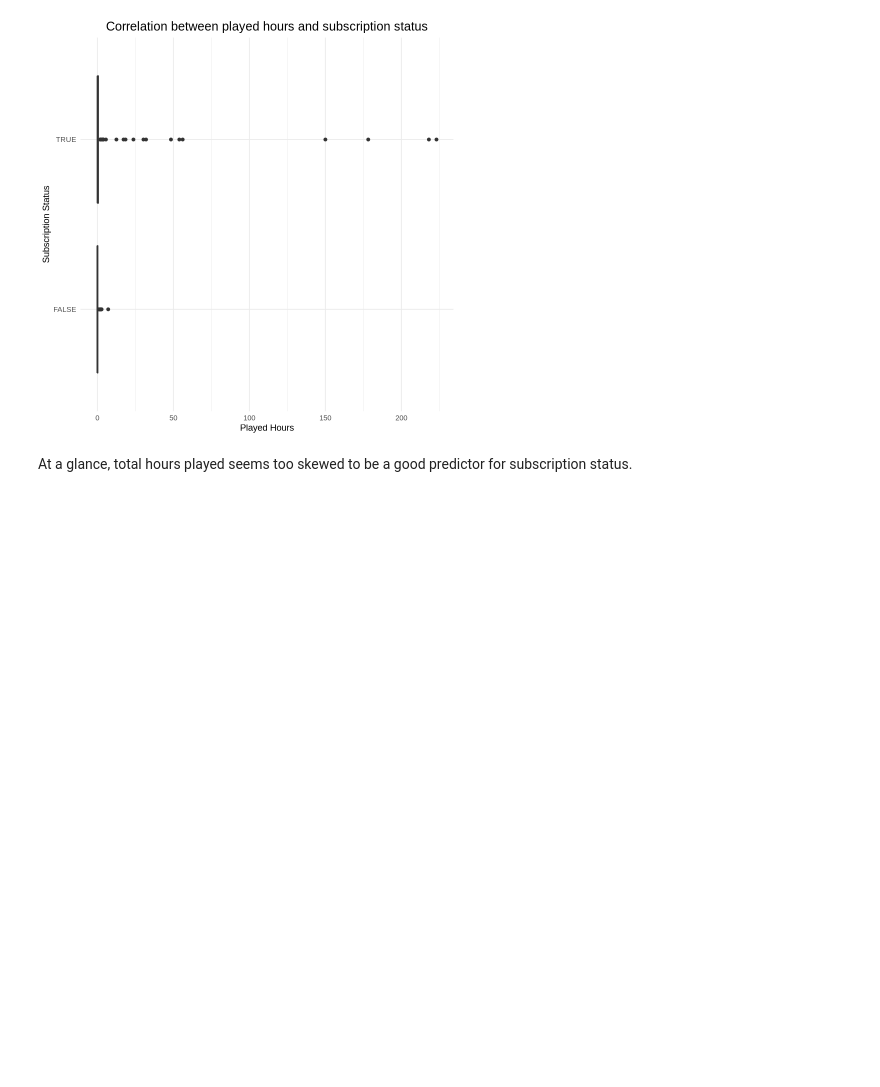
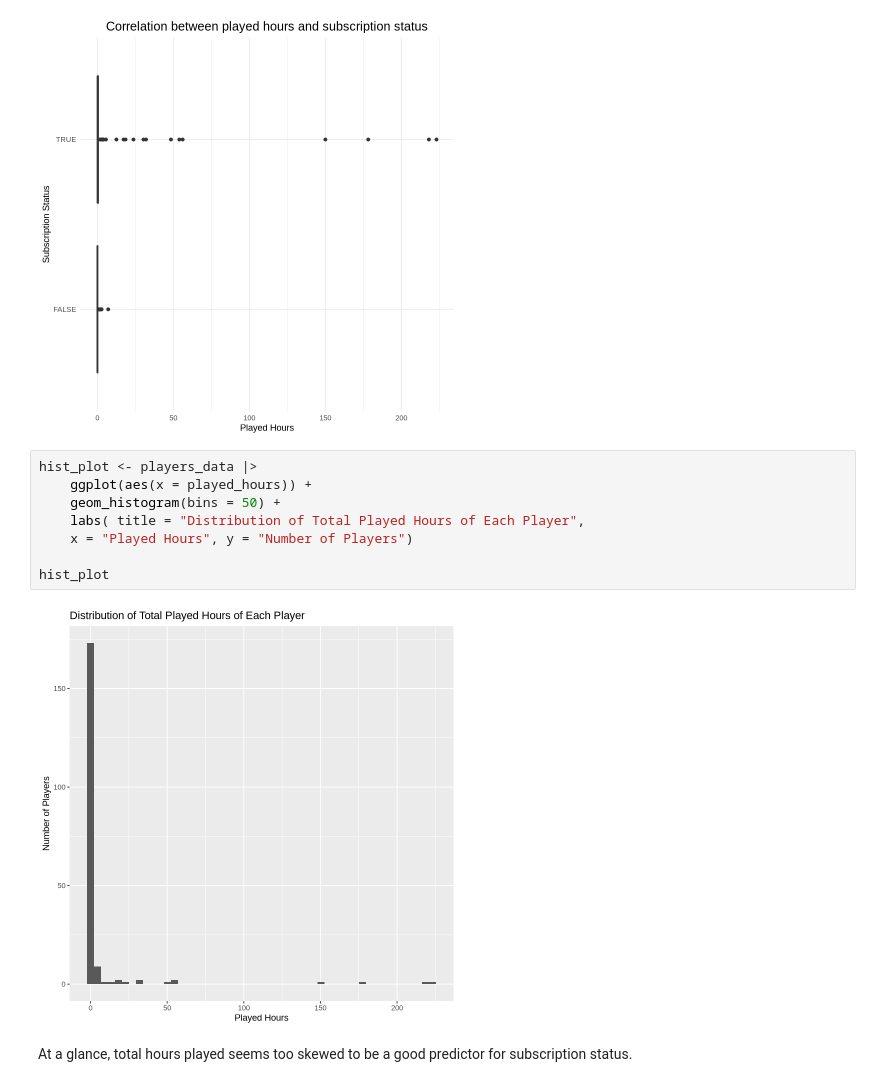
Before and after one commit to Jessica9521/Individual-Planning-Report, a Jupyter notebook: Individual Planning Report.ipynb, the cells around one changed output. Saved outputs shown, nothing was run; the diff lists cells and outputs as text; blank space fills up the shorter version.

Commit message:
Plot 2
fixing plot 2

```diff
--- a/Individual Planning Report.ipynb
+++ b/Individual Planning Report.ipynb
@@ -83,6 +83,16 @@ box_plot <- players_data |>
 box_plot
 # %% [output]
 [figure]
+# %%
+hist_plot <- players_data |>
+    ggplot(aes(x = played_hours)) +
+    geom_histogram(bins = 50) +
+    labs( title = "Distribution of Total Played Hours of Each Player",
+    x = "Played Hours", y = "Number of Players")
+
+hist_plot
+# %% [output]
+[figure, added]
 # %% [markdown]
 At a glance, total hours played seems too skewed to be a good predictor for subscription status.
 # %% [markdown]
```
